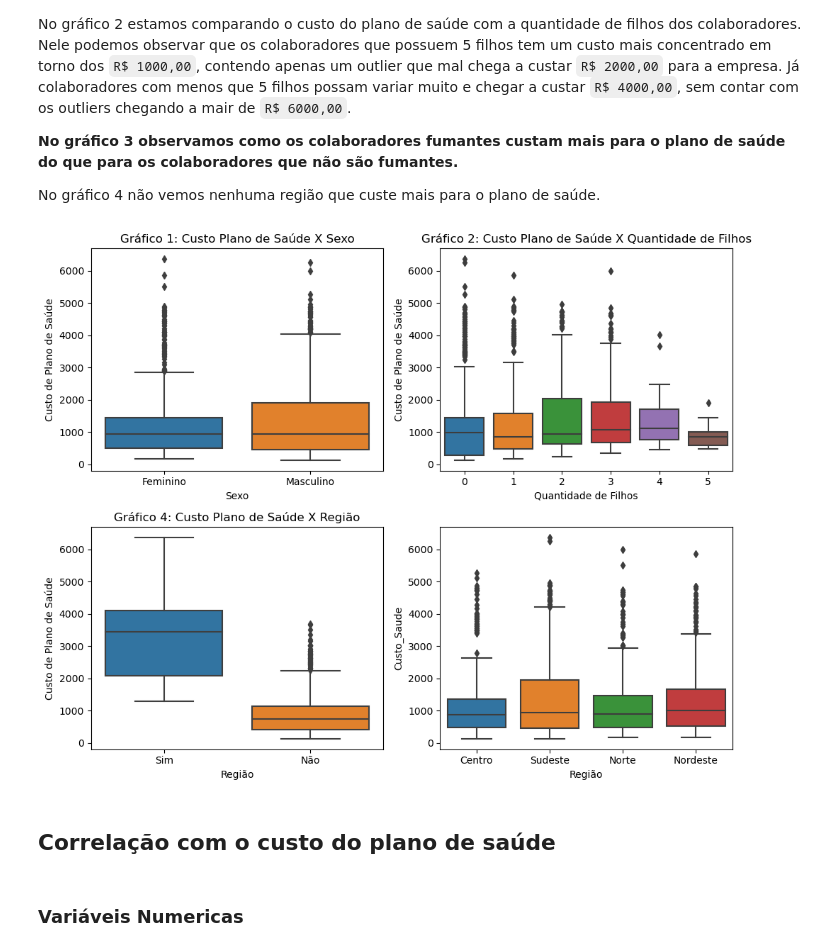
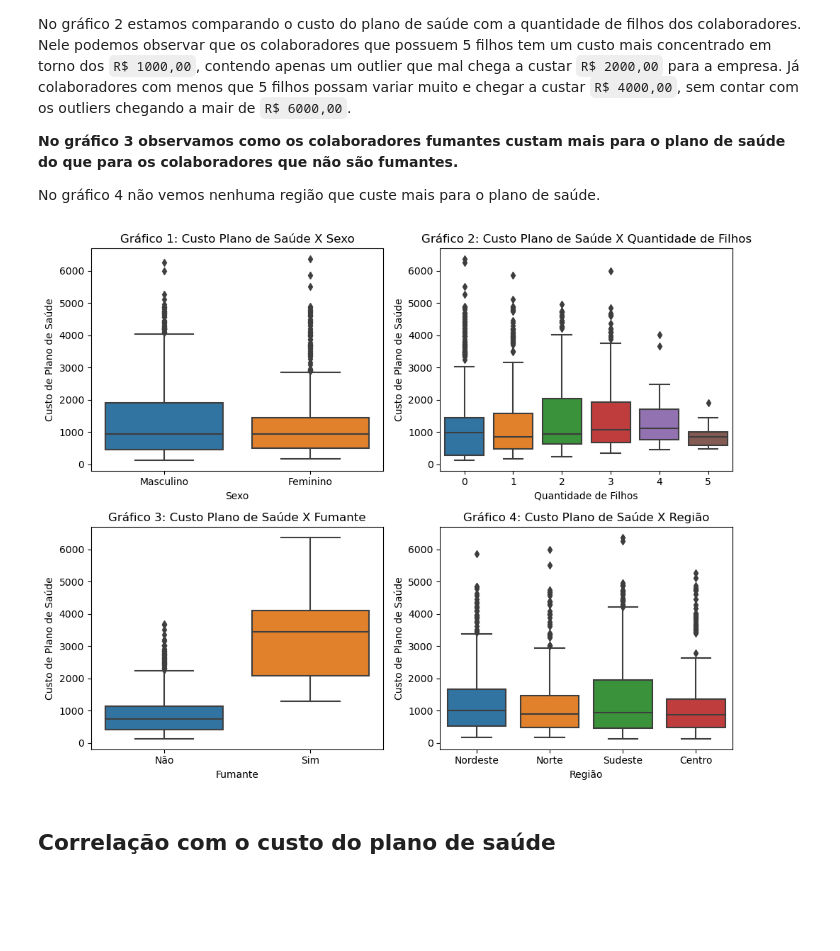
Before and after one commit to ben-hurs/otimizacao-plano-saude, a Jupyter notebook: codigo.ipynb, the cells around one changed output. Saved outputs shown, nothing was run; the diff lists cells and outputs as text; code cells hidden in the pictures; blank space fills up the shorter version.

```diff
--- a/codigo.ipynb
+++ b/codigo.ipynb
@@ -50,6 +57,6 @@ from statsmodels.stats.multicomp import pairwise_tukeyhsd
 # %% [markdown]
 ## Análise descritiva
 # %%
-df = pd.read_excel('base_plano_de_saude.xlsx', sheet_name = 'base')
+df = pd.read_excel('base_custos_saude.xlsx', sheet_name = 'base')
 df.head()
 # %% [output]
@@ -240,45 +247,43 @@ No gráfico 2 estamos comparando o custo do plano de saúde com a quantidade de
 No gráfico 4 não vemos nenhuma região que custe mais para o plano de saúde.
 # %%
 custo = df['Custo_Saude']
-variaveis_quali = df[['Sexo', 'Qte_Filhos', 'Fumante', 'Região']]
+variaveis_quali = df[['Sexo', 'Qte_Filhos', 'Fumante', 'Regiao']]
 
 data1 = df[['Custo_Saude', 'Sexo']]
 
 fig, axes = plt.subplots(nrows=2, ncols=2, figsize=(10, 8))
 
 # Plota o primeiro boxplot na posição (0,0)
 sns.boxplot(y = df['Custo_Saude'], x=df['Sexo'], ax=axes[0,0])
 axes[0, 0].set_ylabel('Custo de Plano de Saúde')
 axes[0, 0].set_xlabel('Sexo')
 axes[0, 0].set_title('Gráfico 1: Custo Plano de Saúde X Sexo')
 
 # Plota o segundo boxplot na posição (0,1)
 sns.boxplot(y = df['Custo_Saude'], x=df['Qte_Filhos'], ax=axes[0,1])
 axes[0, 1].set_ylabel('Custo de Plano de Saúde')
 axes[0, 1].set_xlabel('Quantidade de Filhos')
 axes[0, 1].set_title('Gráfico 2: Custo Plano de Saúde X Quantidade de Filhos')
 
 # Plota o terceiro boxplot na posição (1,0)
 sns.boxplot(y=df['Custo_Saude'], x=df['Fumante'], ax=axes[1, 0])
 axes[1, 0].set_ylabel('Custo de Plano de Saúde')
 axes[1, 0].set_xlabel('Fumante')
 axes[1, 0].set_title('Gráfico 3: Custo Plano de Saúde X Fumante')
 
 # Plota o quarto boxplot na posição (1,1)
-sns.boxplot(y=df['Custo_Saude'], x=df['Região'], ax=axes[1, 1])
-axes[1, 0].set_ylabel('Custo de Plano de Saúde')
-axes[1, 0].set_xlabel('Região')
-axes[1, 0].set_title('Gráfico 4: Custo Plano de Saúde X Região')
+sns.boxplot(y=df['Custo_Saude'], x=df['Regiao'], ax=axes[1, 1])
+axes[1, 1].set_ylabel('Custo de Plano de Saúde')
+axes[1, 1].set_xlabel('Região')
+axes[1, 1].set_title('Gráfico 4: Custo Plano de Saúde X Região')
 
 # Ajusta o layout para evitar sobreposição de títulos e rótulos
 plt.tight_layout()
 
 # Mostra a figura com os boxplots
 plt.savefig("graficos/custo_saudexboxplot.jpeg")
 plt.show()
 # %% [output]
-[figure, old version]
+[figure, new version]
 # %% [markdown]
 ## Correlação com o custo do plano de saúde
-# %% [markdown]
-### Variáveis Numericas
```
Also changed, not shown: parts of 57 cells of this notebook, 2 other files.
